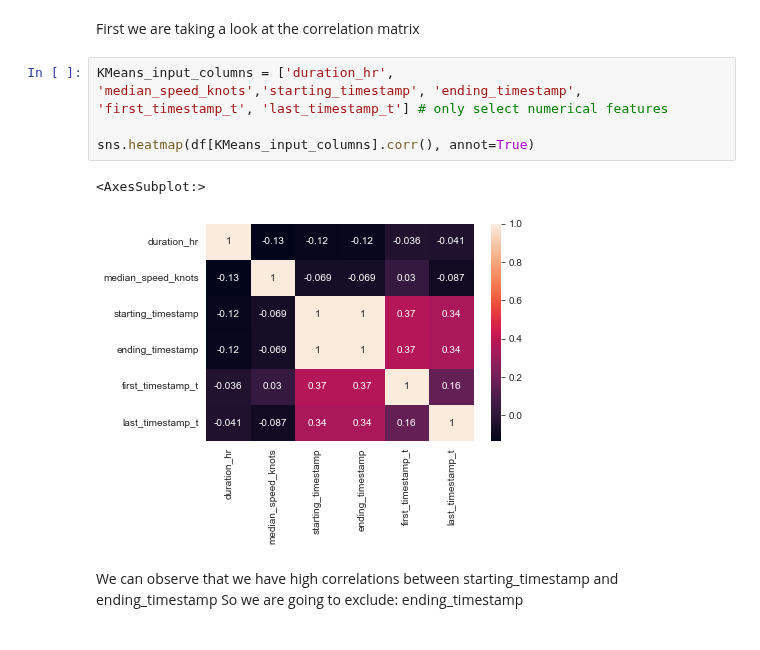
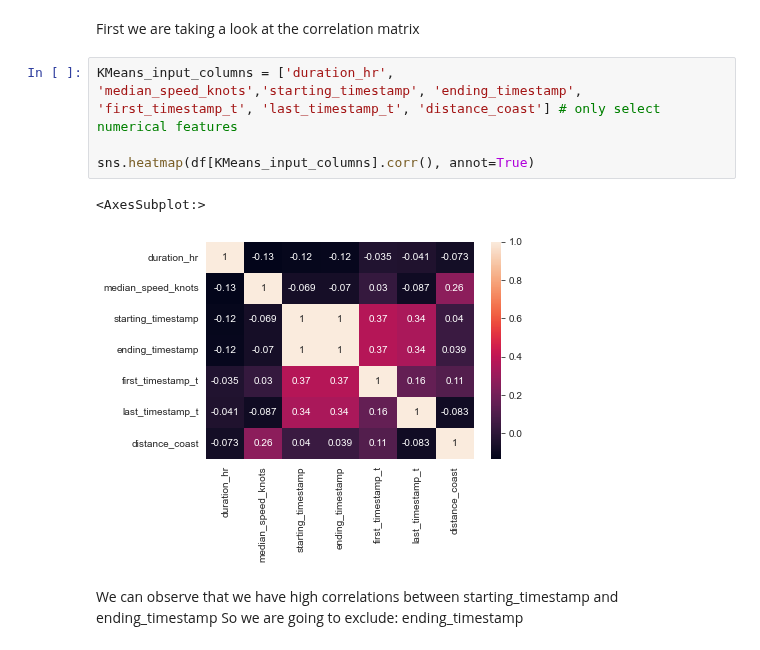
Before and after one commit to neuhart/Doing_DataScience_SS22, a Jupyter notebook: Clustering_p.ipynb, the cells around one changed output. Drawn from its saved outputs; the diff is of its cells as text.

Commit message:
performed clustering with new feat distance_coast

```diff
--- a/Clustering_p.ipynb
+++ b/Clustering_p.ipynb
@@ -33,12 +33,12 @@ memory usage: 8.1+ MB
 # %% [markdown]
 First we are taking a look at the correlation matrix
 # %%
-KMeans_input_columns = ['duration_hr', 'median_speed_knots','starting_timestamp', 'ending_timestamp', 'first_timestamp_t', 'last_timestamp_t'] # only select numerical features
+KMeans_input_columns = ['duration_hr', 'median_speed_knots','starting_timestamp', 'ending_timestamp', 'first_timestamp_t', 'last_timestamp_t', 'distance_coast'] # only select numerical features
 
 sns.heatmap(df[KMeans_input_columns].corr(), annot=True)
 # %% [output]
 <AxesSubplot:>
-[figure, old version]
+[figure, new version]
 # %% [markdown]
 We can observe that we have high correlations between starting_timestamp and ending_timestamp
 So we are going to exclude: ending_timestamp
```
Also changed, not shown: parts of 9 cells of this notebook, 1 other file.
